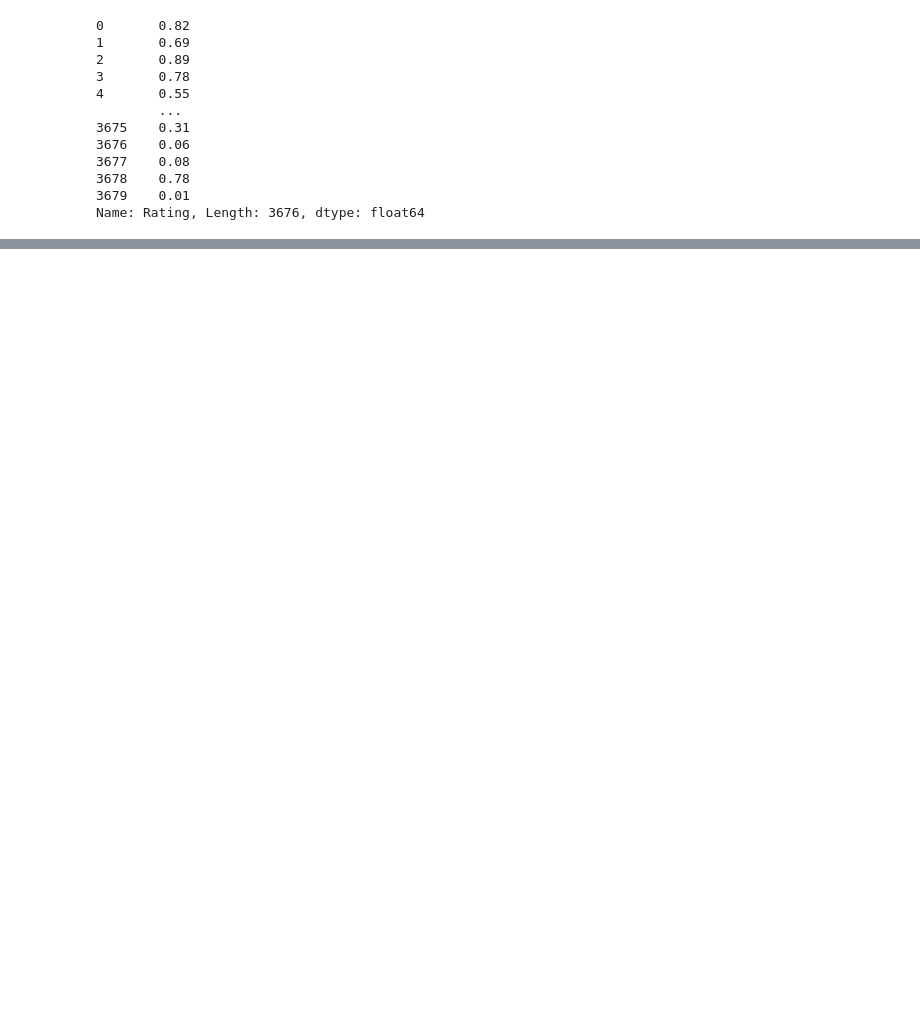
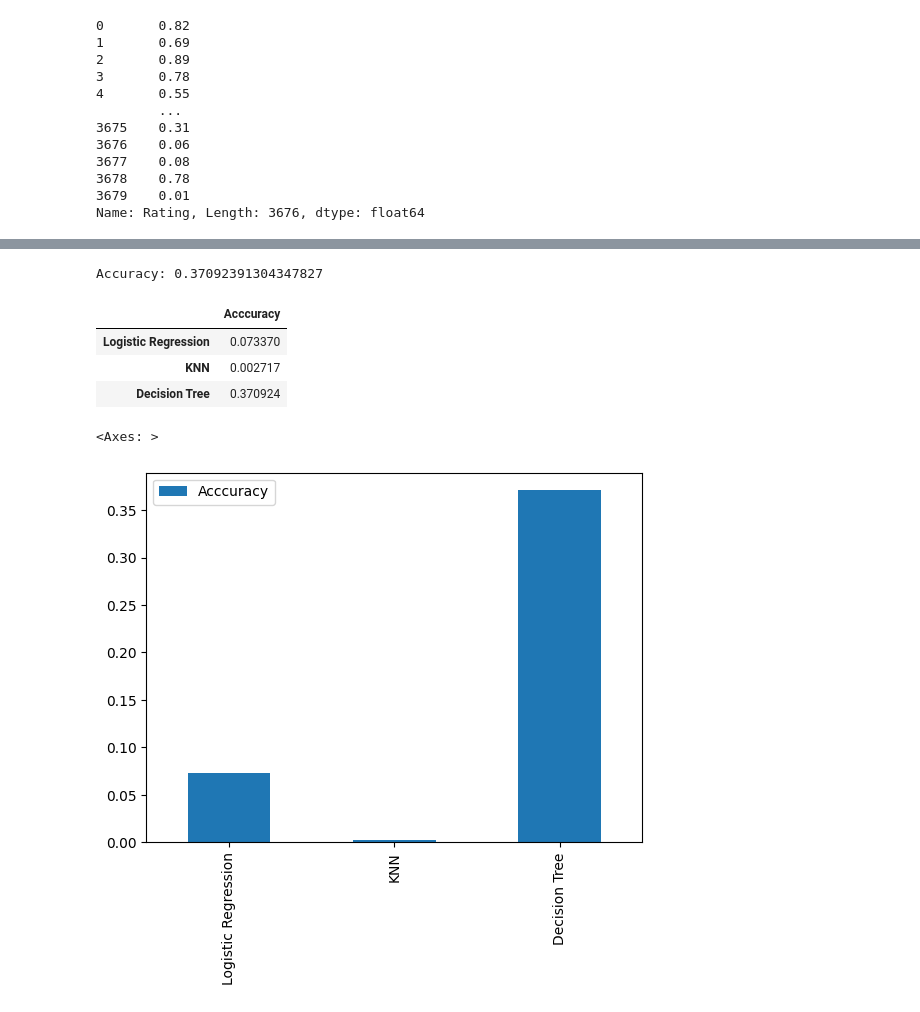
Before and after one commit to subramanian72/Final-Project, a Jupyter notebook: GuviRatings.ipynb, the cells around one changed output, grey strips where cells are left out. Saved outputs shown, nothing was run; the diff lists cells and outputs as text; code cells hidden in the pictures; blank space fills up the shorter version.

```diff
--- a/GuviRatings.ipynb
+++ b/GuviRatings.ipynb
@@ -368,0 +473,47 @@ Mean Squared Error: 0.15366043708216787
+# %%
+# Decision Tree
+from sklearn.tree import DecisionTreeClassifier
+
+X = encoded_data.drop('Rating', axis=1)
+y = encoded_data['Rating']
+
+#convert y values to categorical values
+lab = preprocessing.LabelEncoder()
+y_transformed = lab.fit_transform(y)
+
+# Split the dataset into training and testing sets
+X_train, X_test, y_train, y_test = train_test_split(X, y_transformed, test_size=0.2, random_state=42)
+
+
+# Create the decision tree classifier
+clf = DecisionTreeClassifier()
+
+# Train the classifier on the training data
+clf.fit(X_train, y_train)
+
+# Make predictions on the testing data
+y_pred = clf.predict(X_test)
+
+# Calculate the accuracy of the model
+accuracy_DT = accuracy_score(y_test, y_pred)
+print("Accuracy:", accuracy_DT)
+# %% [output]
+Accuracy: 0.37092391304347827
+# %%
+accuracy_level=[accuracy_LR,accuracy_knn,accuracy_DT]
+# test_error=[test_error_ridge,test_error_knn,test_error_bay,test_error_tree,test_error_svm]
+
+col={'Acccuracy':accuracy_level}
+models=['Logistic Regression','KNN','Decision Tree'] ## ,'SVM'
+df=DataFrame(data=col,index=models)
+df
+# %% [output]
+|  | Acccuracy |
+| Logistic Regression | 0.073370 |
+| KNN | 0.002717 |
+| Decision Tree | 0.370924 |
+# %%
+df.plot(kind='bar')
+# %% [output]
+<Axes: >
+[figure, added]
```
Also changed, not shown: parts of 12 cells of this notebook.
